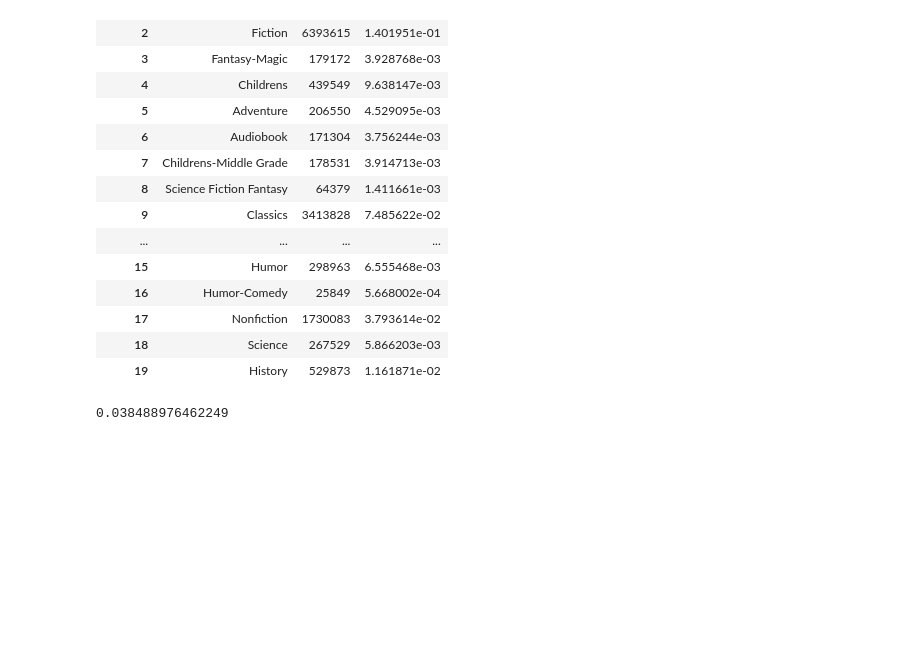
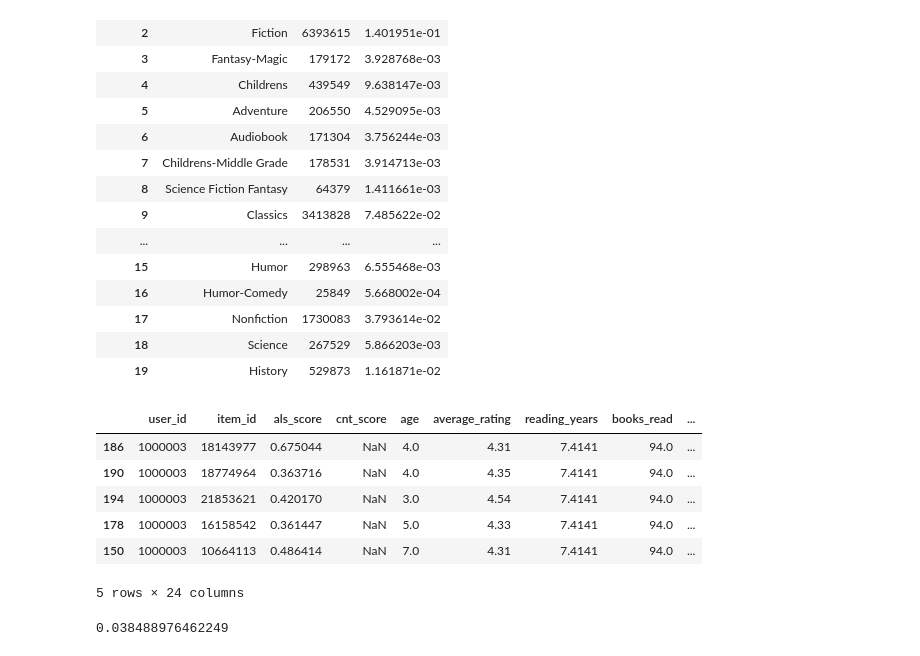
Before and after one commit to tzepart-ml/mle-recsys-start, a Jupyter notebook: 3_two_stage_approach.ipynb, the cells around one changed output. Cells and saved outputs as stored; diff of their text form; code cells hidden in the pictures; blank space fills up the shorter version.

```diff
--- a/3_two_stage_approach.ipynb
+++ b/3_two_stage_approach.ipynb
@@ -576,6 +576,16 @@ genres.head(20)
 | 17 | Nonfiction | 1730083 | 3.793614e-02 |
 | 18 | Science | 267529 | 5.866203e-03 |
 | 19 | History | 529873 | 1.161871e-02 |
+# %%
+candidates_to_rank.head()
+# %% [output]
+|  | user_id | item_id | als_score | cnt_score | age | average_rating | reading_years | books_read | ... |
+| 186 | 1000003 | 18143977 | 0.675044 | NaN | 4.0 | 4.31 | 7.4141 | 94.0 | ... |
+| 190 | 1000003 | 18774964 | 0.363716 | NaN | 4.0 | 4.35 | 7.4141 | 94.0 | ... |
+| 194 | 1000003 | 21853621 | 0.420170 | NaN | 3.0 | 4.54 | 7.4141 | 94.0 | ... |
+| 178 | 1000003 | 16158542 | 0.361447 | NaN | 5.0 | 4.33 | 7.4141 | 94.0 | ... |
+| 150 | 1000003 | 10664113 | 0.486414 | NaN | 7.0 | 4.31 | 7.4141 | 94.0 | ... |
+5 rows × 24 columns
 # %%
 candidates_for_train['genre_34'].median()
 # %% [output]
```
Also changed, not shown: parts of 1 cell of this notebook, 3 other files.
